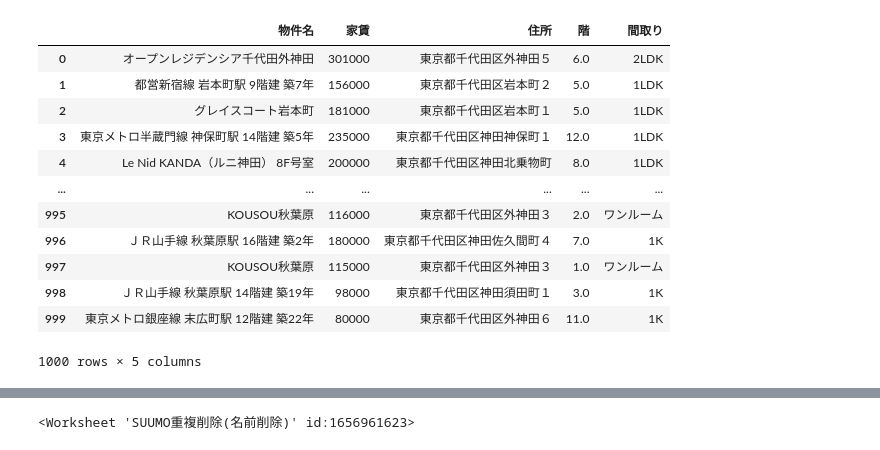
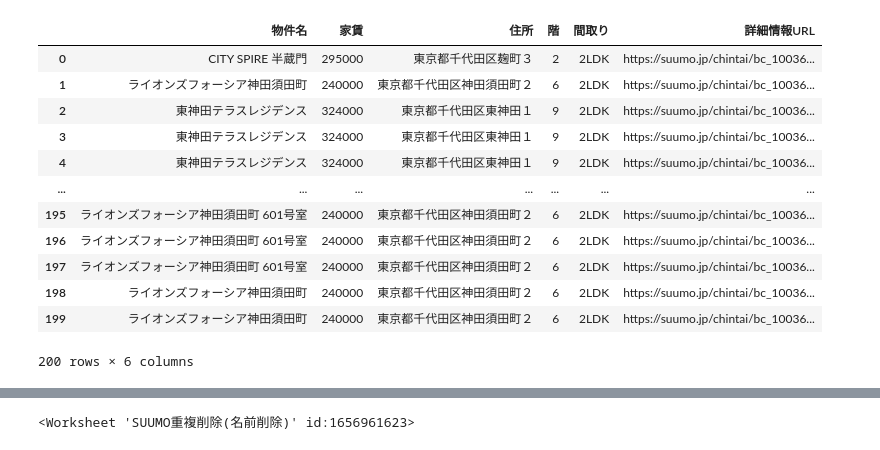
Before and after one commit to RIDLEYsan/tech0, a Jupyter notebook: SUUMO.ipynb, the cells around one changed output, grey strips where cells are left out. Drawn from its saved outputs; the diff is of its cells as text; code cells hidden in the pictures.

```diff
--- a/SUUMO.ipynb
+++ b/SUUMO.ipynb
@@ -31,3 +30,5 @@ pages = 10
+# %%
+pages = 2
 # %%
 property_info_list = []  # 情報を入れるリストを作成
 
@@ -106,46 +107,47 @@ for page in range(1, pages + 1):  #検索結果のページごとにデータを
                 next_div = div_tag.find_next('div')
                 if next_div:
                     location = next_div.text.strip()
                     break
 
         # 間取り
         floor_plan = None
         floor_plan = soup3.find_all('div', class_="property_data-title")
 
         for div_tag2 in floor_plan:
             if div_tag2.text.strip() == "間取り":  # classだけでは絞れなかった
                 next_div2 = div_tag2.find_next('div')
                 if next_div2:
                     floor_plan = next_div2.text.strip()
                     break
 
         detail_info = {
             "物件名": property_name,
             "家賃": rent_number,
             "住所": location,
             "階": floor_number,
             "間取り": floor_plan,
+            "詳細情報URL": link,
         }
 
         property_info_list.append(detail_info)
 
 df_property_info = pd.DataFrame(property_info_list)
 
 df_property_info
 # %% [output]
-|  | 物件名 | 家賃 | 住所 | 階 | 間取り |
-| 0 | オープンレジデンシア千代田外神田 | 301000 | 東京都千代田区外神田５ | 6.0 | 2LDK |
-| 1 | 都営新宿線 岩本町駅 9階建 築7年 | 156000 | 東京都千代田区岩本町２ | 5.0 | 1LDK |
-| 2 | グレイスコート岩本町 | 181000 | 東京都千代田区岩本町１ | 5.0 | 1LDK |
-| 3 | 東京メトロ半蔵門線 神保町駅 14階建 築5年 | 235000 | 東京都千代田区神田神保町１ | 12.0 | 1LDK |
-| 4 | Le Nid KANDA（ルニ神田） 8F号室 | 200000 | 東京都千代田区神田北乗物町 | 8.0 | 1LDK |
-| ... | ... | ... | ... | ... | ... |
-| 995 | KOUSOU秋葉原 | 116000 | 東京都千代田区外神田３ | 2.0 | ワンルーム |
-| 996 | ＪＲ山手線 秋葉原駅 16階建 築2年 | 180000 | 東京都千代田区神田佐久間町４ | 7.0 | 1K |
-| 997 | KOUSOU秋葉原 | 115000 | 東京都千代田区外神田３ | 1.0 | ワンルーム |
-| 998 | ＪＲ山手線 秋葉原駅 14階建 築19年 | 98000 | 東京都千代田区神田須田町１ | 3.0 | 1K |
-| 999 | 東京メトロ銀座線 末広町駅 12階建 築22年 | 80000 | 東京都千代田区外神田６ | 11.0 | 1K |
+|  | 物件名 | 家賃 | 住所 | 階 | 間取り | 詳細情報URL |
+| 0 | CITY SPIRE 半蔵門 | 295000 | 東京都千代田区麹町３ | 2 | 2LDK | https://suumo.jp/chintai/bc_10036... |
+| 1 | ライオンズフォーシア神田須田町 | 240000 | 東京都千代田区神田須田町２ | 6 | 2LDK | https://suumo.jp/chintai/bc_10036... |
+| 2 | 東神田テラスレジデンス | 324000 | 東京都千代田区東神田１ | 9 | 2LDK | https://suumo.jp/chintai/bc_10036... |
+| 3 | 東神田テラスレジデンス | 324000 | 東京都千代田区東神田１ | 9 | 2LDK | https://suumo.jp/chintai/bc_10036... |
+| 4 | 東神田テラスレジデンス | 324000 | 東京都千代田区東神田１ | 9 | 2LDK | https://suumo.jp/chintai/bc_10036... |
+| ... | ... | ... | ... | ... | ... | ... |
+| 195 | ライオンズフォーシア神田須田町 601号室 | 240000 | 東京都千代田区神田須田町２ | 6 | 2LDK | https://suumo.jp/chintai/bc_10036... |
+| 196 | ライオンズフォーシア神田須田町 601号室 | 240000 | 東京都千代田区神田須田町２ | 6 | 2LDK | https://suumo.jp/chintai/bc_10036... |
+| 197 | ライオンズフォーシア神田須田町 601号室 | 240000 | 東京都千代田区神田須田町２ | 6 | 2LDK | https://suumo.jp/chintai/bc_10036... |
+| 198 | ライオンズフォーシア神田須田町 | 240000 | 東京都千代田区神田須田町２ | 6 | 2LDK | https://suumo.jp/chintai/bc_10036... |
+| 199 | ライオンズフォーシア神田須田町 | 240000 | 東京都千代田区神田須田町２ | 6 | 2LDK | https://suumo.jp/chintai/bc_10036... |
-1000 rows × 5 columns
+200 rows × 6 columns
 # %%
 
 
```
Also changed, not shown: parts of 4 cells of this notebook, 3 other files.
